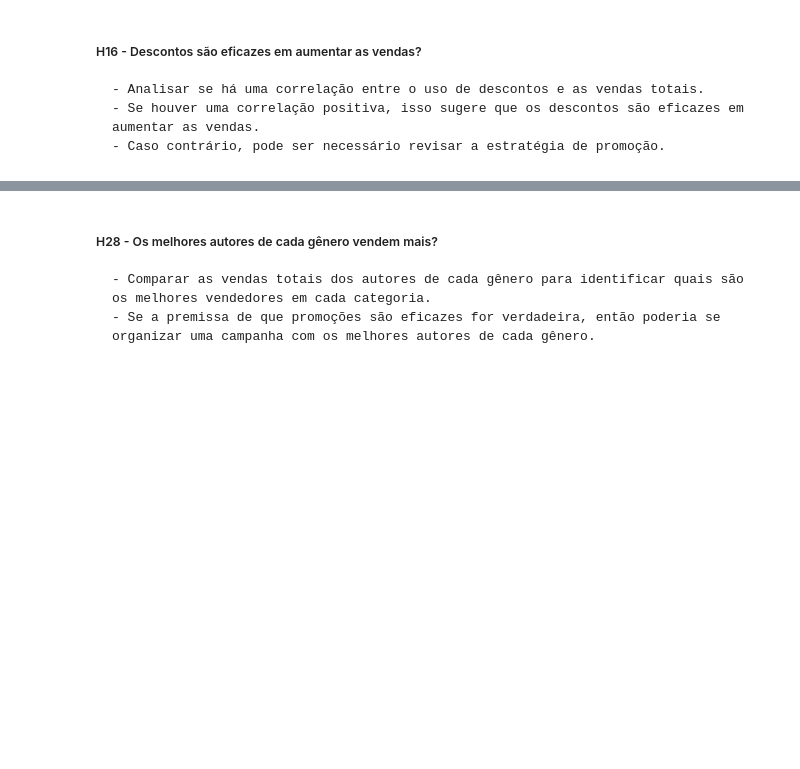
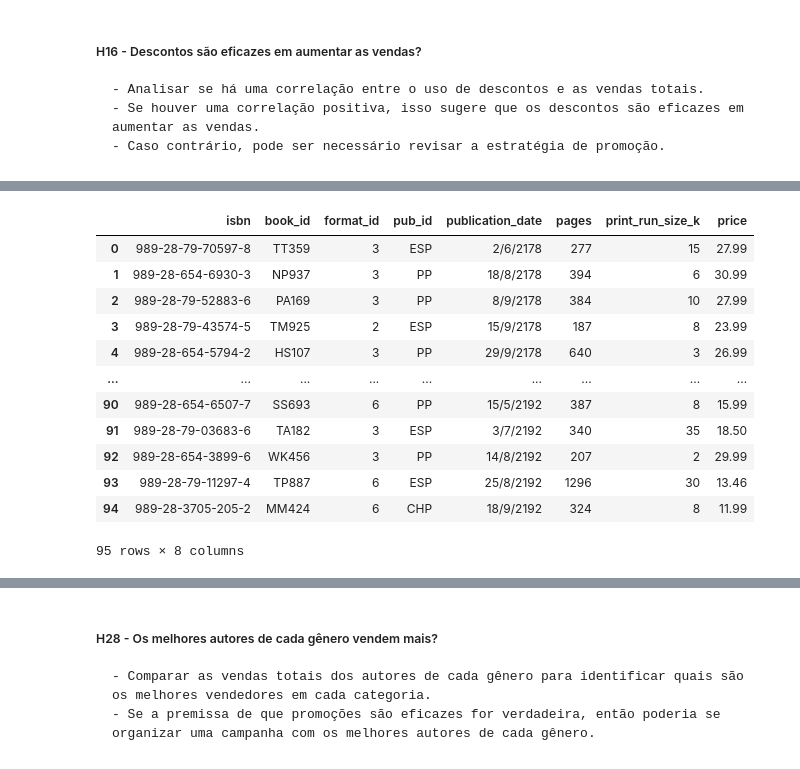
Before and after one commit to luc457x/CDS-Hackday08, a Jupyter notebook: notebook.ipynb, the cells around one changed output, grey strips where cells are left out. Saved outputs shown, nothing was run; the diff lists cells and outputs as text; code cells hidden in the pictures; blank space fills up the shorter version.

```diff
--- a/notebook.ipynb
+++ b/notebook.ipynb
@@ -424,0 +488,16 @@ H12 -
+# %%
+df_edition
+# %% [output]
+|  | isbn | book_id | format_id | pub_id | publication_date | pages | print_run_size_k | price |
+| 0 | 989-28-79-70597-8 | TT359 | 3 | ESP | 2/6/2178 | 277 | 15 | 27.99 |
+| 1 | 989-28-654-6930-3 | NP937 | 3 | PP | 18/8/2178 | 394 | 6 | 30.99 |
+| 2 | 989-28-79-52883-6 | PA169 | 3 | PP | 8/9/2178 | 384 | 10 | 27.99 |
+| 3 | 989-28-79-43574-5 | TM925 | 2 | ESP | 15/9/2178 | 187 | 8 | 23.99 |
+| 4 | 989-28-654-5794-2 | HS107 | 3 | PP | 29/9/2178 | 640 | 3 | 26.99 |
+| ... | ... | ... | ... | ... | ... | ... | ... | ... |
+| 90 | 989-28-654-6507-7 | SS693 | 6 | PP | 15/5/2192 | 387 | 8 | 15.99 |
+| 91 | 989-28-79-03683-6 | TA182 | 3 | ESP | 3/7/2192 | 340 | 35 | 18.50 |
+| 92 | 989-28-654-3899-6 | WK456 | 3 | PP | 14/8/2192 | 207 | 2 | 29.99 |
+| 93 | 989-28-79-11297-4 | TP887 | 6 | ESP | 25/8/2192 | 1296 | 30 | 13.46 |
+| 94 | 989-28-3705-205-2 | MM424 | 6 | CHP | 18/9/2192 | 324 | 8 | 11.99 |
+95 rows × 8 columns
```
Also changed, not shown: parts of 17 cells of this notebook.
